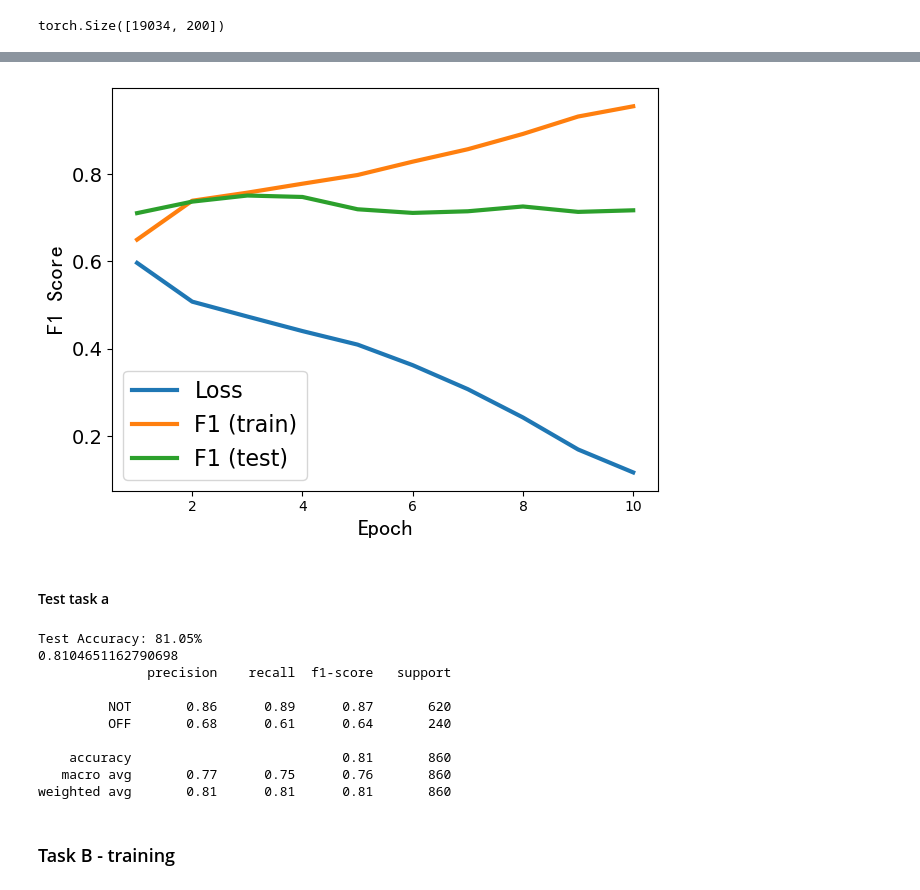
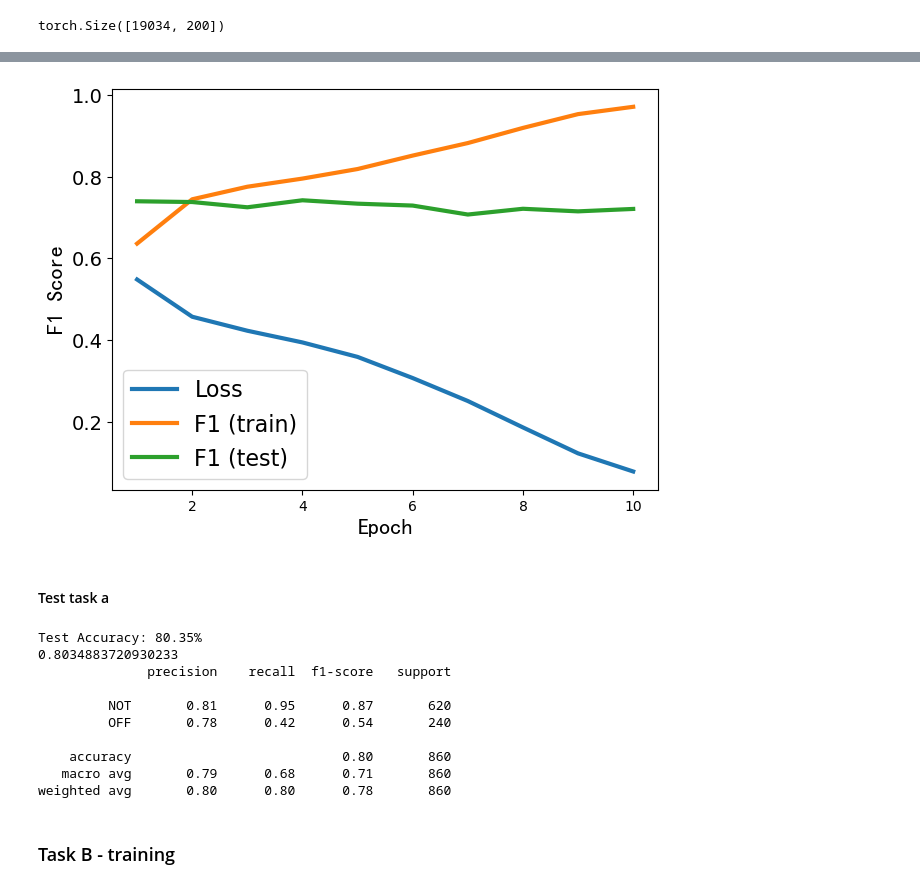
Before and after one commit to PigeonPhobia/olid-project, a Jupyter notebook: Kaidong_lstm_updated.ipynb, the cells around one changed output, grey strips where cells are left out. Drawn from its saved outputs; the diff is of its cells as text; code cells hidden in the pictures.

Commit message:
Test F1 macro: 0.71, 0.62, 0.57

```diff
--- a/Kaidong_lstm_updated.ipynb
+++ b/Kaidong_lstm_updated.ipynb
@@ -139,7 +136,8 @@ lr = 0.001
 num_epochs = 10
 
 model = LSTMClassifier(embedding_dim, hidden_dim, output_dim, pretrained_embedding)
-criterion = nn.NLLLoss(weight=class_weights)
+criterion = nn.NLLLoss()
+# criterion = nn.NLLLoss(weight=class_weights)
 # criterion = nn.CrossEntropyLoss(weight=class_weights)
 # optimizer = optim.Adam(model.parameters(), lr=lr)
 optimizer = optim.AdamW(model.parameters(), lr=lr, weight_decay=1e-3)
@@ -249,4 +247,4 @@ weighted avg       0.78      0.77      0.77      2648
-[figure, old version]
+[figure, new version]
 # %% [markdown]
 #### Test task a
 # %%
@@ -283,16 +281,16 @@ y_label = np.asarray(torch.cat(label))
 print(metrics.f1_score(y_label, y_pred, average='micro'))
 print(metrics.classification_report(y_label, y_pred, target_names=['NOT', 'OFF']))
 # %% [output]
-Test Accuracy: 81.05%
-0.8104651162790698
+Test Accuracy: 80.35%
+0.8034883720930233
               precision    recall  f1-score   support
 
-         NOT       0.86      0.89      0.87       620
-         OFF       0.68      0.61      0.64       240
+         NOT       0.81      0.95      0.87       620
+         OFF       0.78      0.42      0.54       240
 
-    accuracy                           0.81       860
-   macro avg       0.77      0.75      0.76       860
-weighted avg       0.81      0.81      0.81       860
+    accuracy                           0.80       860
+   macro avg       0.79      0.68      0.71       860
+weighted avg       0.80      0.80      0.78       860
 # %% [markdown]
 ### Task B - training
 # %%
```
Also changed, not shown: parts of 2 cells of this notebook.
